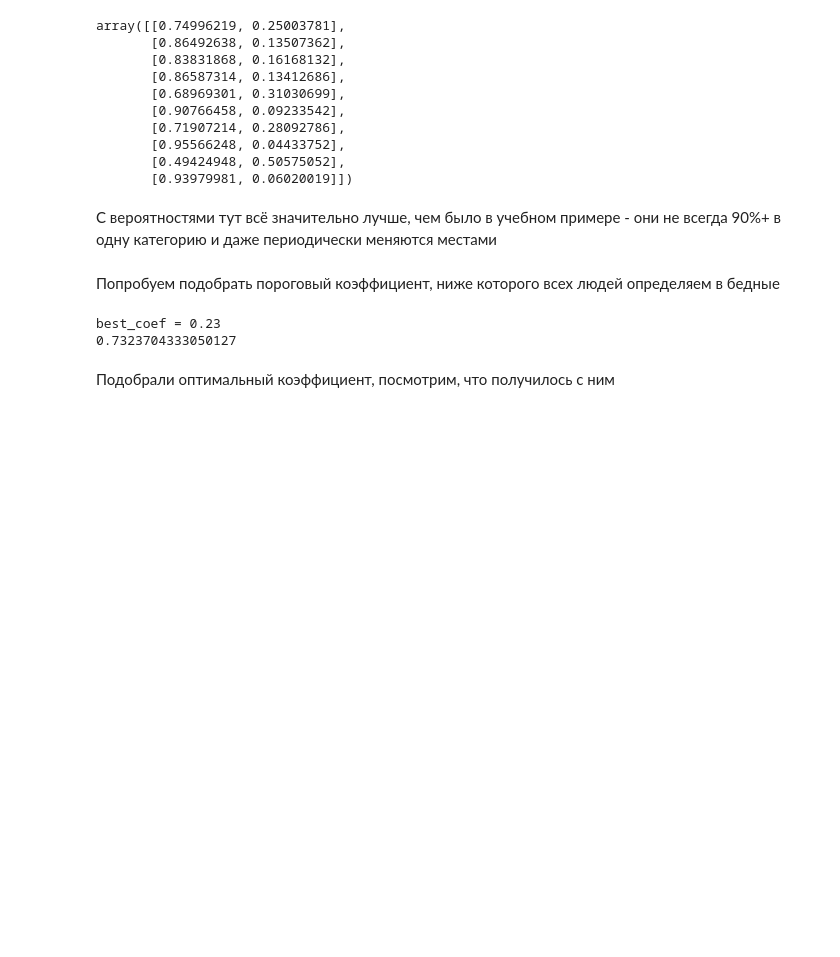
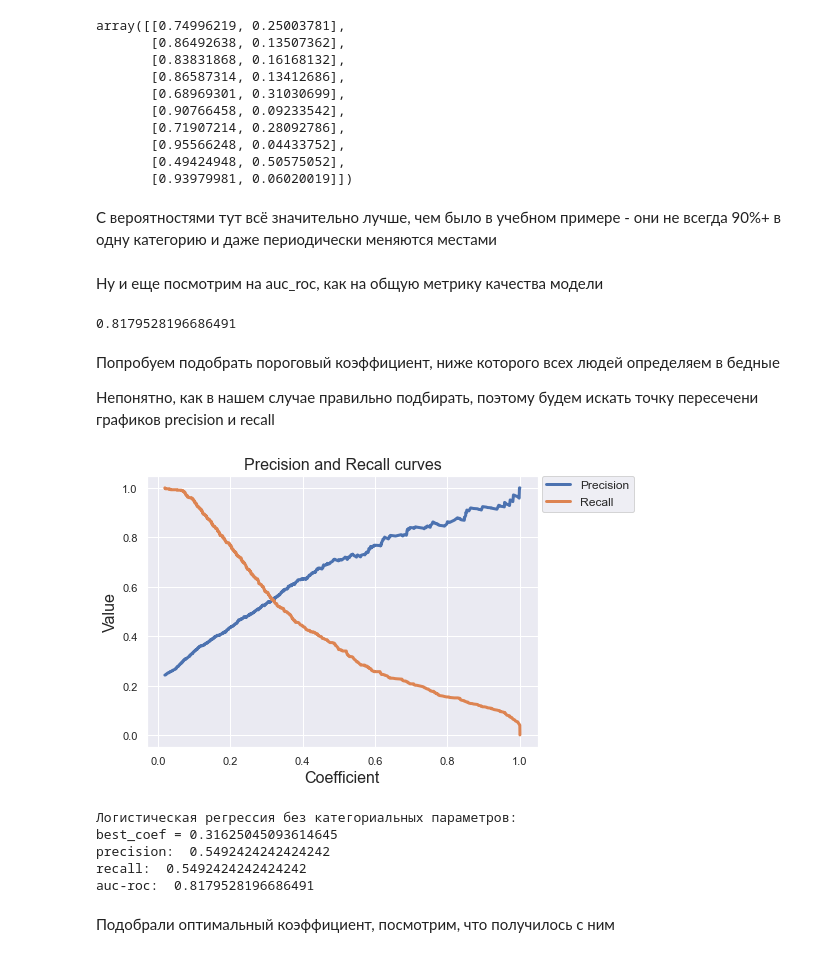
Before and after one commit to akazankina/202305_AK_Raiff_PracticalML_HSE, a Jupyter notebook: income_forecast/Raiff_EDA_modeling_income.ipynb, the cells around one changed output. Cells and saved outputs as stored; diff of their text form; code cells hidden in the pictures; blank space fills up the shorter version.

```diff
--- a/income_forecast/Raiff_EDA_modeling_income.ipynb
+++ b/income_forecast/Raiff_EDA_modeling_income.ipynb
@@ -1131,28 +1125,54 @@ array([[0.74996219, 0.25003781],
        [0.93979981, 0.06020019]])
 # %% [markdown]
 С вероятностями тут всё значительно лучше, чем было в учебном примере - они не всегда 90%+ в одну категорию и даже периодически меняются местами
+# %% [markdown]
+Ну и еще посмотрим на auc_roc, как на общую метрику качества модели
+# %%
+lr_roc_auc_score = metrics.roc_auc_score(ytest, probs[:,1])
+print(lr_roc_auc_score)
+# %% [output]
+0.8179528196686491
 # %% [markdown]
 Попробуем подобрать пороговый коэффициент, ниже которого всех людей определяем в бедные
+
+Непонятно, как в нашем случае правильно подбирать, поэтому будем искать точку пересечени графиков precision и recall
-# %%
-def best_coef(probs_income):
-    max_auc_roc = 0
-    for i in range(0, 100):
-        classes = probs_income > i/100
-    #     print(i/100)
-    #     print(metrics.confusion_matrix(ytest, classes))
-    #     print("auc_roc:", metrics.roc_auc_score(ytest, classes))
-        if max_auc_roc < metrics.roc_auc_score(ytest, classes):
-            max_auc_roc = metrics.roc_auc_score(ytest, classes)
-            res = i/100
-    print("best_coef =", res)
-    return res
-probs_income = probs[:,1]
-classes = probs_income > best_coef(probs_income)
-lr2_roc_auc_score = metrics.roc_auc_score(ytest, classes)
-print(lr2_roc_auc_score)
-# %% [output]
-best_coef = 0.23
-0.7323704333050127
+# %%
+def best_coef(ytest, probs_income, show_graph=False):
+    precision, recall, thresholds = metrics.precision_recall_curve(ytest, probs_income)
+    precision = precision[1:len(precision)]
+    recall = recall[0:len(recall)-1]
+
+    if show_graph:
+        plt.figure(figsize=(7,5))
+        plt.plot(thresholds,precision, lw=3, label='Precision')
+        plt.plot(thresholds,recall, lw=3, label='Recall')
+        plt.xlabel('Coefficient', fontsize=16)
+        plt.ylabel('Value', fontsize=16)
+        plt.legend(bbox_to_anchor=(1.01, 1), loc=2, borderaxespad=0., fontsize=12)
+        plt.title('Precision and Recall curves', fontsize=16)
+        plt.show()
+
+    diff = abs(precision - recall)
+    res = thresholds[np.argmin(diff)]
+
+    return res
+# %%
+probs_income = probs[:,1]
+bc = best_coef(ytest, probs_income, show_graph=True)
+classes = probs_income > bc
+
+print("Логистическая регрессия без категориальных параметров:")
+print("best_coef =", bc)
+print("precision: ", metrics.precision_score(ytest, classes))
+print("recall: ", metrics.recall_score(ytest, classes))
+print("auc-roc: ", lr_roc_auc_score)
+# %% [output]
+[figure, added]
+Логистическая регрессия без категориальных параметров:
+best_coef = 0.31625045093614645
+precision:  0.5492424242424242
+recall:  0.5492424242424242
+auc-roc:  0.8179528196686491
 # %% [markdown]
 Подобрали оптимальный коэффициент, посмотрим, что получилось с ним
 # %%
```
Also changed, not shown: parts of 27 cells of this notebook.
